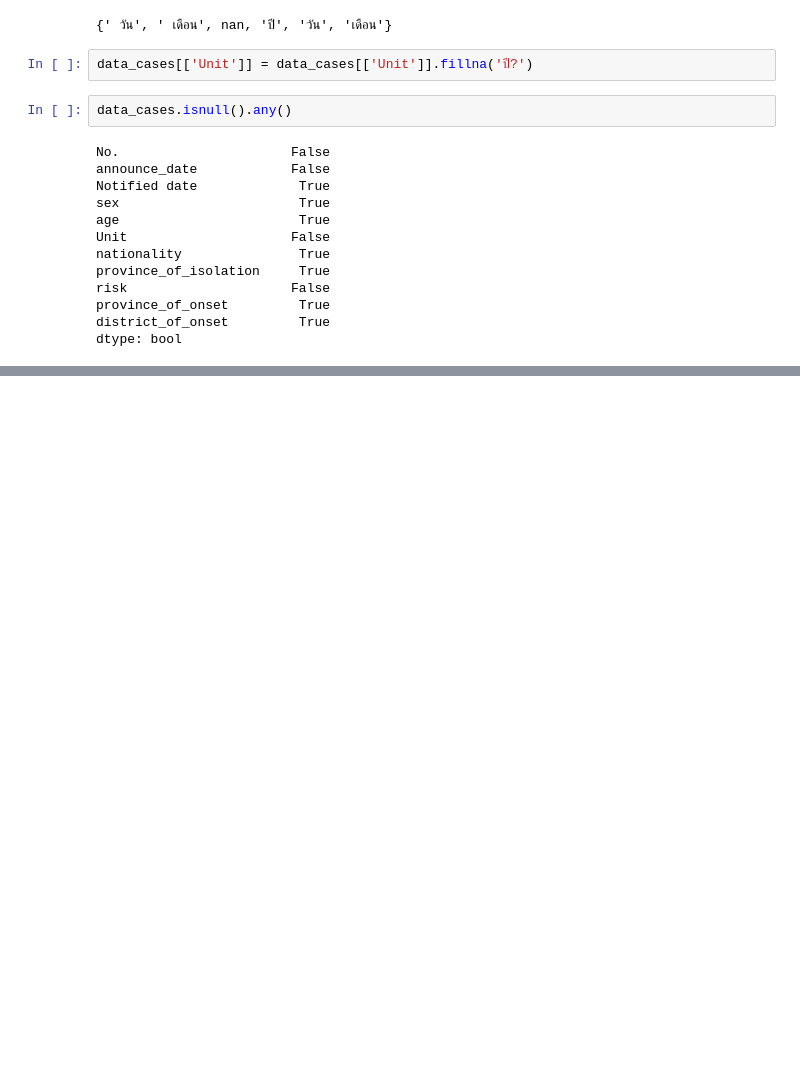
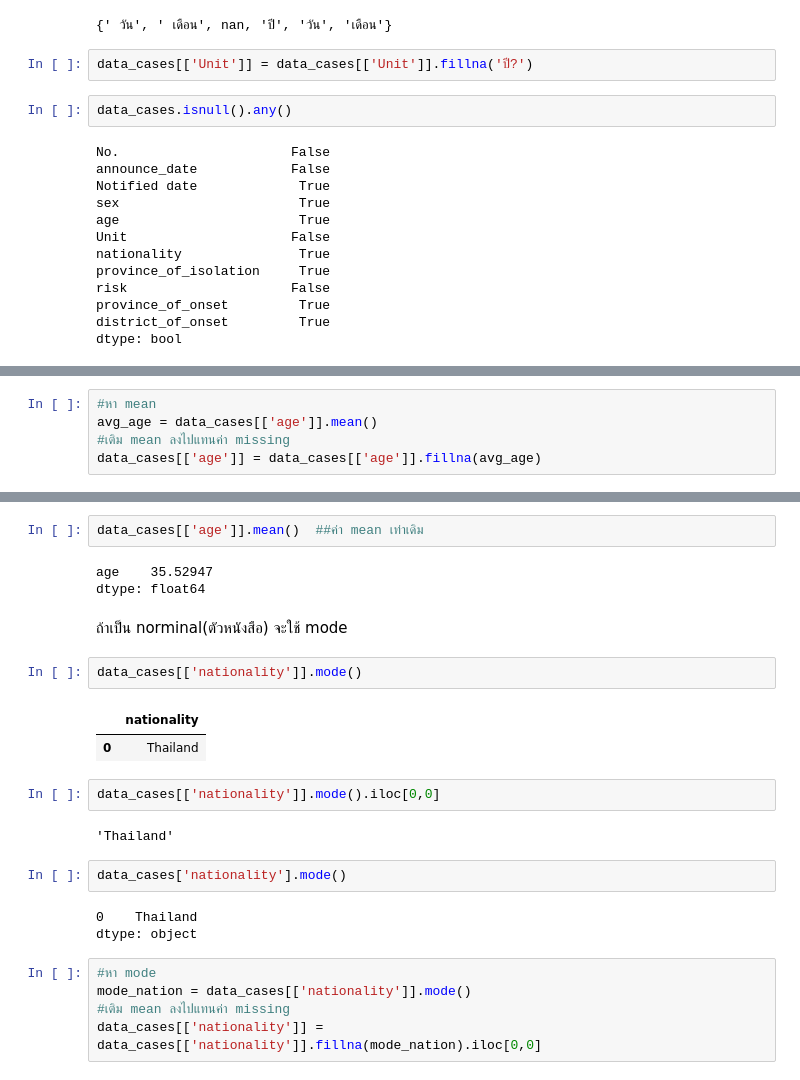
Before and after one commit to Thitichaya2000/DWDM21, a Jupyter notebook: Data_Preprocessing(Chapter_3).ipynb, the cells around one changed output, grey strips where cells are left out. Saved outputs shown, nothing was run; the diff lists cells and outputs as text; blank space fills up the shorter version.

```diff
--- a/Data_Preprocessing(Chapter_3).ipynb
+++ b/Data_Preprocessing(Chapter_3).ipynb
@@ -343,0 +365,5 @@ dtype: bool
+# %%
+#หา mean
+avg_age = data_cases[['age']].mean()
+#เติม mean ลงไปแทนค่า missing
+data_cases[['age']] = data_cases[['age']].fillna(avg_age)
@@ -343,0 +385,26 @@ dtype: bool
+# %%
+data_cases[['age']].mean()  ##ค่า mean เท่าเดิม
+# %% [output]
+age    35.52947
+dtype: float64
+# %% [markdown]
+ถ้าเป็น norminal(ตัวหนังสือ) จะใช้ mode
+# %%
+data_cases[['nationality']].mode()
+# %% [output]
+|  | nationality |
+| 0 | Thailand |
+# %%
+data_cases[['nationality']].mode().iloc[0,0]
+# %% [output]
+'Thailand'
+# %%
+data_cases['nationality'].mode()
+# %% [output]
+0    Thailand
+dtype: object
+# %%
+#หา mode
+mode_nation = data_cases[['nationality']].mode()
+#เติม mean ลงไปแทนค่า missing
+data_cases[['nationality']] = data_cases[['nationality']].fillna(mode_nation).iloc[0,0]
```
Also changed, not shown: parts of 26 cells of this notebook.
